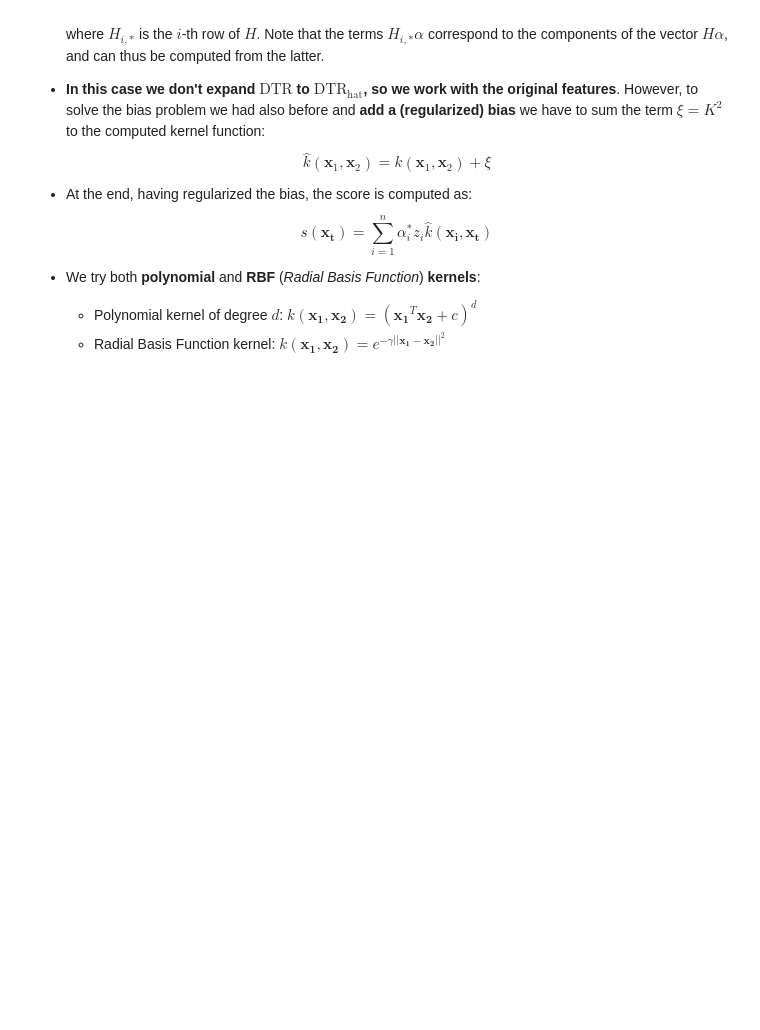
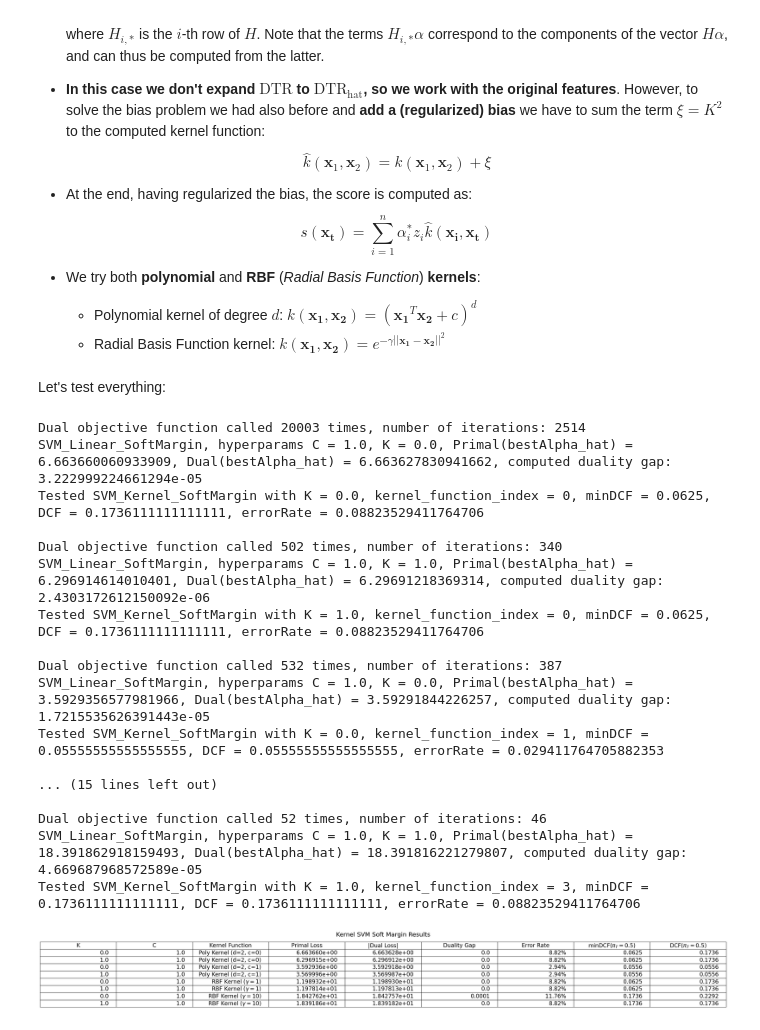
Before and after one commit to RiccardoRevalor/MachineLearningPatternRecognition, a Jupyter notebook: lab10_SVM/SVM.ipynb, the cells around one changed output. Cells and saved outputs as stored; diff of their text form; code cells hidden in the pictures; blank space fills up the shorter version.

Commit message:
l10: Kernel SVM code tested, displayed results

```diff
--- a/lab10_SVM/SVM.ipynb
+++ b/lab10_SVM/SVM.ipynb
@@ -808,3 +808,76 @@ def fit_SVM_Kernel_SoftMargin(DTR, LTR, DVAL, LVAL, C, kernel, K = 1, appPriorTr
 
 
     return bestAlpha_hat, minDCF, DCF, errorRate, primal_loss, optimal_loss, dualitygap
+# %% [markdown]
+Let's test everything:
+# %%
+appPriorTrue = 0.5
+C_table = []
+K_table = []
+bestAlpha_table = []
+primal_loss_table = []
+dual_loss_table = []
+dualitygap_table = []
+errorRate_table = []
+minDCF_table = []
+DCF_table = []
+kernel_function_table = []
+kernels = [get_poly_kernel_function(2.0, 0.0), get_poly_kernel_function(2.0, 1.0), get_rbf_kernel_function(1.0), get_rbf_kernel_function(10.0)]
+for k in range(len(kernels)):
+    for K_test in [0.0, 1.0]:
+        bestAlpha_hat, minDCF, DCF, errorRate, primal_loss, dual_loss, dualitygap = fit_SVM_Kernel_SoftMargin(DTR, LTR, DVAL, LVAL, 1.0, kernels[k], K_test, appPriorTrue)
+        print(f"Tested SVM_Kernel_SoftMargin with K = {K_test}, kernel_function_index = {k}, minDCF = {minDCF}, DCF = {DCF}, errorRate = {errorRate}")
+        K_table.append(K_test)
+        C_table.append(1.0)
+        bestAlpha_table.append(bestAlpha_hat)
+        primal_loss_table.append(primal_loss)
+        dual_loss_table.append(dual_loss)
+        dualitygap_table.append(dualitygap)
+        errorRate_table.append(errorRate)
+        minDCF_table.append(minDCF)
+        DCF_table.append(DCF)
+        if k == 0:
+            kernel_function_table.append('Poly Kernel (d=2, c=0)')
+        elif k == 1:
+            kernel_function_table.append('Poly Kernel (d=2, c=1)')
+        elif k == 2:
+            kernel_function_table.append(r'RBF Kernel ($\gamma=1$)')
+        elif k == 3:
+            kernel_function_table.append(r'RBF Kernel ($\gamma=10$)')
+
+
+
+#plot the results
+#create table
+table_data = []
+for i in range(len(K_table)):
+    table_data.append([K_table[i], C_table[i], kernel_function_table[i], f"{primal_loss_table[i]:.6e}", f"{-dual_loss_table[i]:.6e}", round(dualitygap_table[i], 4), f"{errorRate_table[i] * 100:.2f}%", round(minDCF_table[i], 4), round(DCF_table[i], 4)])
+
+fix, ax = plt.subplots()
+ax.axis('tight')
+ax.axis('off')
+table = ax.table(cellText=table_data, colLabels=['K', 'C', 'Kernel Function', 'Primal Loss', '|Dual Loss|', 'Duality Gap', 'Error Rate', 'minDCF($\pi_T = 0.5$)', 'DCF($\pi_T = 0.5$)'], loc='center')
+table.auto_set_font_size(False)
+table.set_fontsize(20)
+table.scale(7, 2.2)
+plt.title('Kernel SVM Soft Margin Results', fontsize = 22)
+plt.show()
+# %% [output]
+Dual objective function called 20003 times, number of iterations: 2514
+SVM_Linear_SoftMargin, hyperparams C = 1.0, K = 0.0, Primal(bestAlpha_hat) = 6.663660060933909, Dual(bestAlpha_hat) = 6.663627830941662, computed duality gap: 3.222999224661294e-05
+Tested SVM_Kernel_SoftMargin with K = 0.0, kernel_function_index = 0, minDCF = 0.0625, DCF = 0.1736111111111111, errorRate = 0.08823529411764706
+
+Dual objective function called 502 times, number of iterations: 340
+SVM_Linear_SoftMargin, hyperparams C = 1.0, K = 1.0, Primal(bestAlpha_hat) = 6.296914614010401, Dual(bestAlpha_hat) = 6.29691218369314, computed duality gap: 2.4303172612150092e-06
+Tested SVM_Kernel_SoftMargin with K = 1.0, kernel_function_index = 0, minDCF = 0.0625, DCF = 0.1736111111111111, errorRate = 0.08823529411764706
+
+Dual objective function called 532 times, number of iterations: 387
+SVM_Linear_SoftMargin, hyperparams C = 1.0, K = 0.0, Primal(bestAlpha_hat) = 3.5929356577981966, Dual(bestAlpha_hat) = 3.59291844226257, computed duality gap: 1.7215535626391443e-05
+Tested SVM_Kernel_SoftMargin with K = 0.0, kernel_function_index = 1, minDCF = 0.05555555555555555, DCF = 0.05555555555555555, errorRate = 0.029411764705882353
+
+... (15 lines left out)
+
+Dual objective function called 52 times, number of iterations: 46
+SVM_Linear_SoftMargin, hyperparams C = 1.0, K = 1.0, Primal(bestAlpha_hat) = 18.391862918159493, Dual(bestAlpha_hat) = 18.391816221279807, computed duality gap: 4.669687968572589e-05
+Tested SVM_Kernel_SoftMargin with K = 1.0, kernel_function_index = 3, minDCF = 0.1736111111111111, DCF = 0.1736111111111111, errorRate = 0.08823529411764706
+[figure, added]
```
